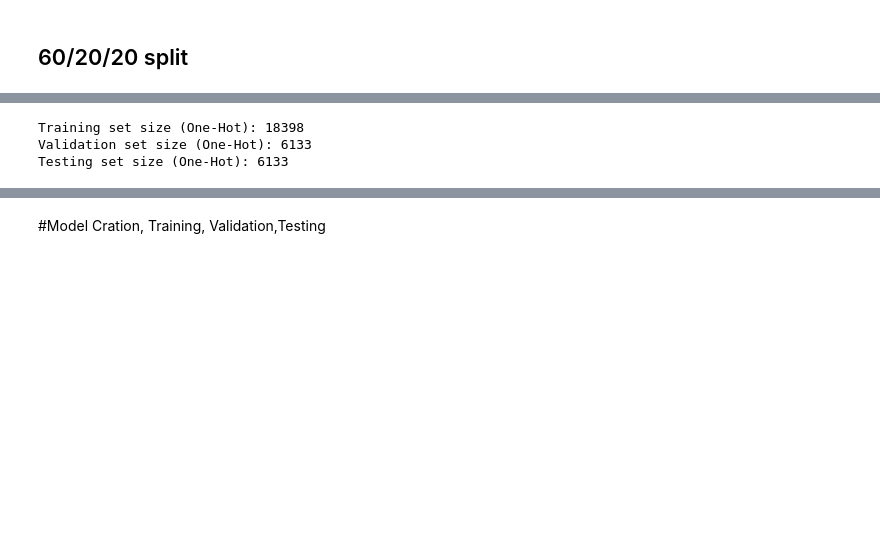
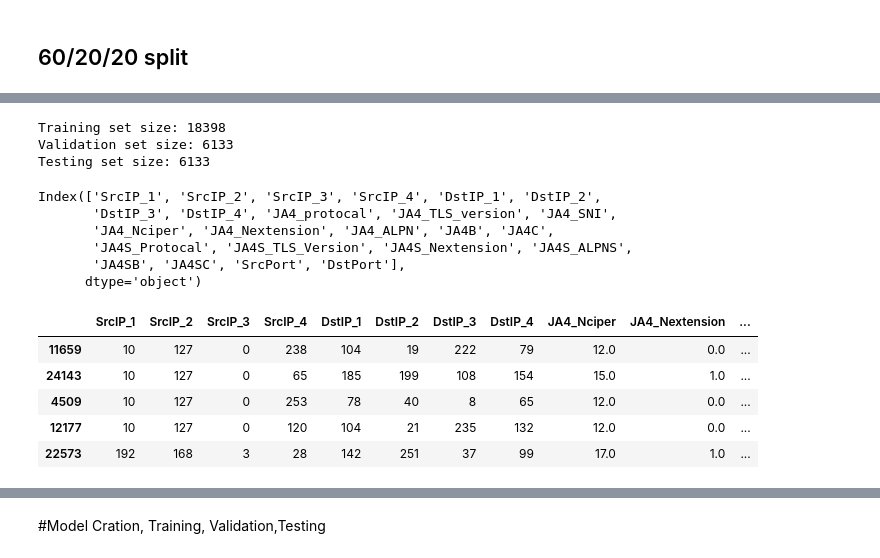
Before and after one commit to SoupBoi1/TLS-Fingerprinting-Malicious-Detection, a Jupyter notebook: TLSMaliciousDetection.ipynb, the cells around one changed output, grey strips where cells are left out. Cells and saved outputs as stored; diff of their text form; code cells hidden in the pictures; blank space fills up the shorter version.

```diff
--- a/TLSMaliciousDetection.ipynb
+++ b/TLSMaliciousDetection.ipynb
@@ -165,7 +195,7 @@ DstIP_4=[]
 for i in df["DstIP"]:
 
   #print(i.split('.'))
-  DstIP_1.append(i.split('.')[0])
-  DstIP_2.append(i.split('.')[1])
-  DstIP_3.append(i.split('.')[2])
-  DstIP_4.append(i.split('.')[3])
+  DstIP_1.append(int(i.split('.')[0]))
+  DstIP_2.append(int(i.split('.')[1]))
+  DstIP_3.append(int(i.split('.')[2]))
+  DstIP_4.append(int(i.split('.')[3]))
@@ -225,0 +316,18 @@ Shape of One-Hot Encoded features: (30664, 1588)
+# %%
+
+
+features_df = pd.DataFrame({
+
+    'SrcIP_1': SrcIP_1, 'SrcIP_2': SrcIP_2, 'SrcIP_3': SrcIP_3, 'SrcIP_4': SrcIP_4,
+
+    'DstIP_1': DstIP_1, 'DstIP_2': DstIP_2, 'DstIP_3': DstIP_3, 'DstIP_4': DstIP_4,
+
+    'JA4_protocal':Protocal, 'JA4_TLS_version':TLS_Version,'JA4_SNI':SNI,'JA4_Nciper':Nciper ,'JA4_Nextension':Nextension , 'JA4_ALPN':ALPN, 'JA4B': JA4B, 'JA4C': JA4C,
+
+     'JA4S_Protocal': ProtocalS, 'JA4S_TLS_Version': TLS_VersionS, 'JA4S_Nextension': NextensionS, 'JA4S_ALPNS': ALPNS, 'JA4SB': JA4SB, 'JA4SC': JA4SC,
+
+    'SrcPort': df['SrcPort'],
+
+    'DstPort': df['DstPort']#,'Attack': df['Attack']
+
+})
@@ -226,14 +336,33 @@ Shape of One-Hot Encoded features: (30664, 1588)
 # %%
-from sklearn.model_selection import train_test_split
 
-# Split the one-hot encoded data
-X_temp_one_hot, X_test_one_hot, y_temp_one_hot, y_test_one_hot = train_test_split(X_one_hot, y, test_size=0.20, random_state=42, stratify=y)
-X_train_one_hot, X_val_one_hot, y_train_one_hot, y_val_one_hot = train_test_split(X_temp_one_hot, y_temp_one_hot, test_size=0.25, random_state=42, stratify=y_temp_one_hot)
+X_tempR, X_testR, y_tempR, y_test = train_test_split(features_df, df['Attack'].values, test_size=0.20, random_state=42, stratify=df['Attack'].values)
 
-print(f"Training set size (One-Hot): {X_train_one_hot.shape[0]}")
-print(f"Validation set size (One-Hot): {X_val_one_hot.shape[0]}")
-print(f"Testing set size (One-Hot): {X_test_one_hot.shape[0]}")
+X_trainR, X_valR, y_train, y_val = train_test_split(X_tempR, y_tempR, test_size=0.25, random_state=42, stratify=y_tempR)
+
+print(f"Training set size: {X_trainR.shape[0]}")
+
+print(f"Validation set size: {X_valR.shape[0]}")
+
+print(f"Testing set size: {X_testR.shape[0]}")
 # %% [output]
-Training set size (One-Hot): 18398
-Validation set size (One-Hot): 6133
-Testing set size (One-Hot): 6133
+Training set size: 18398
+Validation set size: 6133
+Testing set size: 6133
+# %%
+X_trainR.columns
+# %% [output]
+Index(['SrcIP_1', 'SrcIP_2', 'SrcIP_3', 'SrcIP_4', 'DstIP_1', 'DstIP_2',
+       'DstIP_3', 'DstIP_4', 'JA4_protocal', 'JA4_TLS_version', 'JA4_SNI',
+       'JA4_Nciper', 'JA4_Nextension', 'JA4_ALPN', 'JA4B', 'JA4C',
+       'JA4S_Protocal', 'JA4S_TLS_Version', 'JA4S_Nextension', 'JA4S_ALPNS',
+       'JA4SB', 'JA4SC', 'SrcPort', 'DstPort'],
+      dtype='object')
+# %%
+X_trainR.select_dtypes(include=[np.number]).head()
+# %% [output]
+|  | SrcIP_1 | SrcIP_2 | SrcIP_3 | SrcIP_4 | DstIP_1 | DstIP_2 | DstIP_3 | DstIP_4 | JA4_Nciper | JA4_Nextension | ... |
+| 11659 | 10 | 127 | 0 | 238 | 104 | 19 | 222 | 79 | 12.0 | 0.0 | ... |
+| 24143 | 10 | 127 | 0 | 65 | 185 | 199 | 108 | 154 | 15.0 | 1.0 | ... |
+| 4509 | 10 | 127 | 0 | 253 | 78 | 40 | 8 | 65 | 12.0 | 0.0 | ... |
+| 12177 | 10 | 127 | 0 | 120 | 104 | 21 | 235 | 132 | 12.0 | 0.0 | ... |
+| 22573 | 192 | 168 | 3 | 28 | 142 | 251 | 37 | 99 | 17.0 | 1.0 | ... |
```
Also changed, not shown: parts of 30 cells of this notebook.
